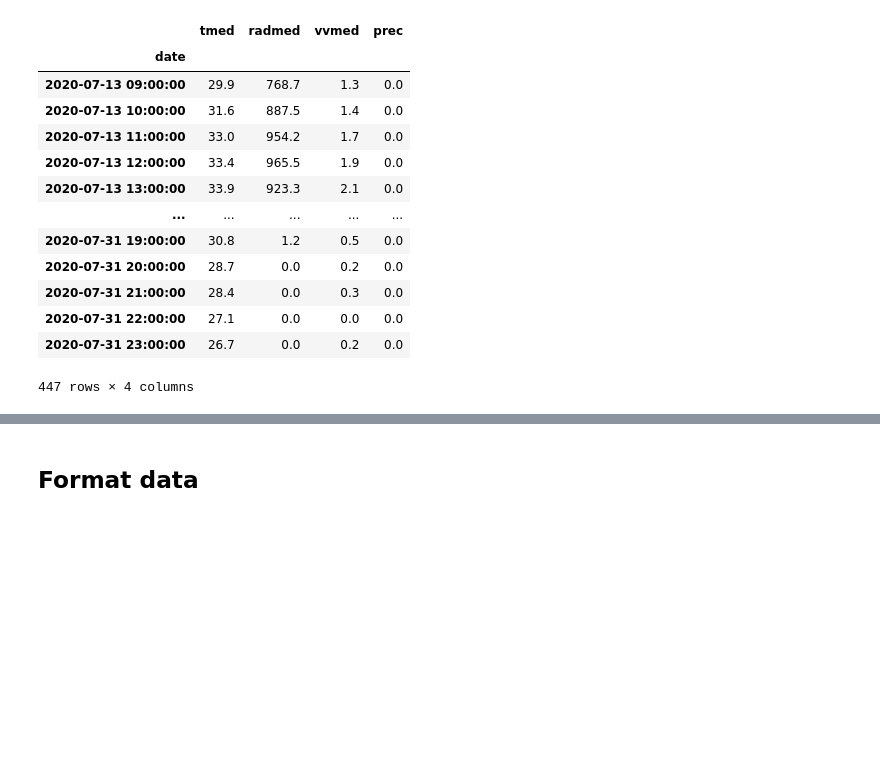
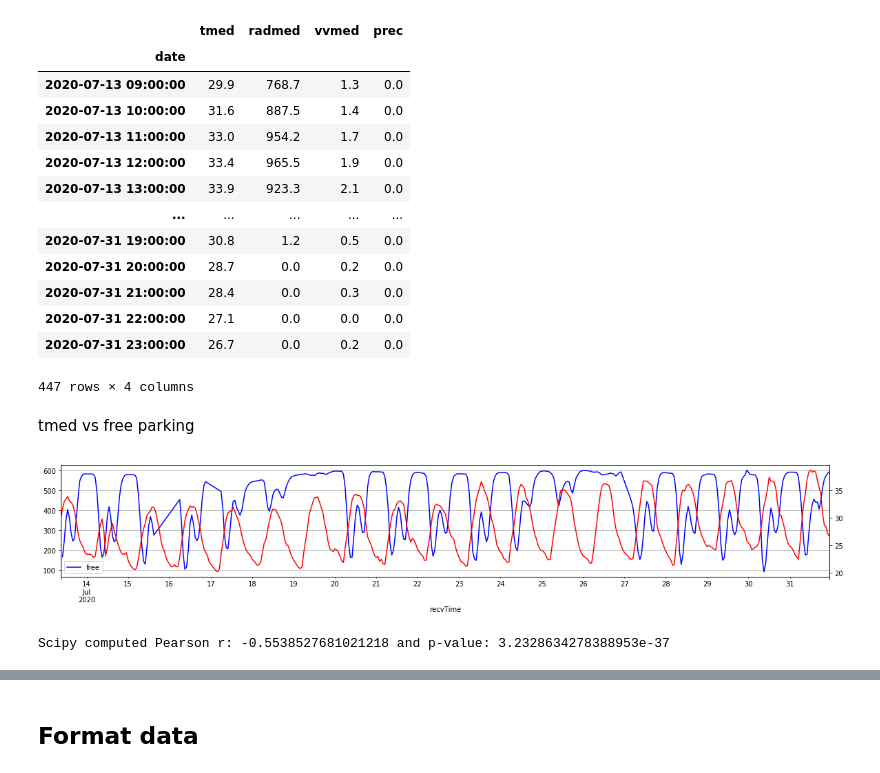
Before and after one commit to fterroso/mobility_murcia_umu_ucam, a Jupyter notebook: 06_prediction_with_DNN.ipynb, the cells around one changed output, grey strips where cells are left out. Cells and saved outputs as stored; diff of their text form; code cells hidden in the pictures; blank space fills up the shorter version.

```diff
--- a/06_prediction_with_DNN.ipynb
+++ b/06_prediction_with_DNN.ipynb
@@ -99,3 +98,17 @@ meteor
 | 2020-07-31 22:00:00 | 27.1 | 0.0 | 0.0 | 0.0 |
 | 2020-07-31 23:00:00 | 26.7 | 0.0 | 0.2 | 0.0 |
 447 rows × 4 columns
+# %% [markdown]
+tmed vs free parking
+# %%
+ax= zone1_df.plot(figsize=(20,3),grid=True, color='blue');
+ax2 = ax.twinx()
+ax2.spines['right'].set_position(('axes', 1.0))
+meteor['tmed'].plot(ax=ax2, color='red');
+# %% [output]
+[figure, added]
+# %%
+r, p = pearsonr(zone1_df['free'], meteor['tmed'].drop(meteor.index[0]))
+print(f"Scipy computed Pearson r: {r} and p-value: {p}")
+# %% [output]
+Scipy computed Pearson r: -0.5538527681021218 and p-value: 3.2328634278388953e-37
```
Also changed, not shown: parts of 43 cells of this notebook.
